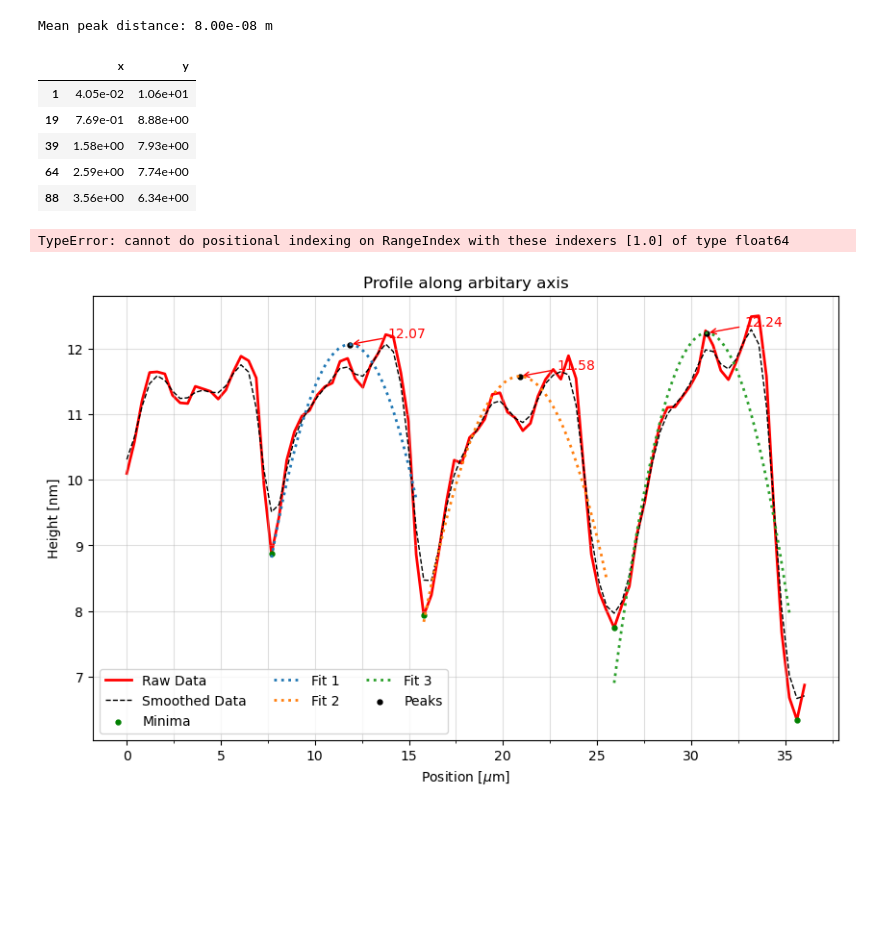
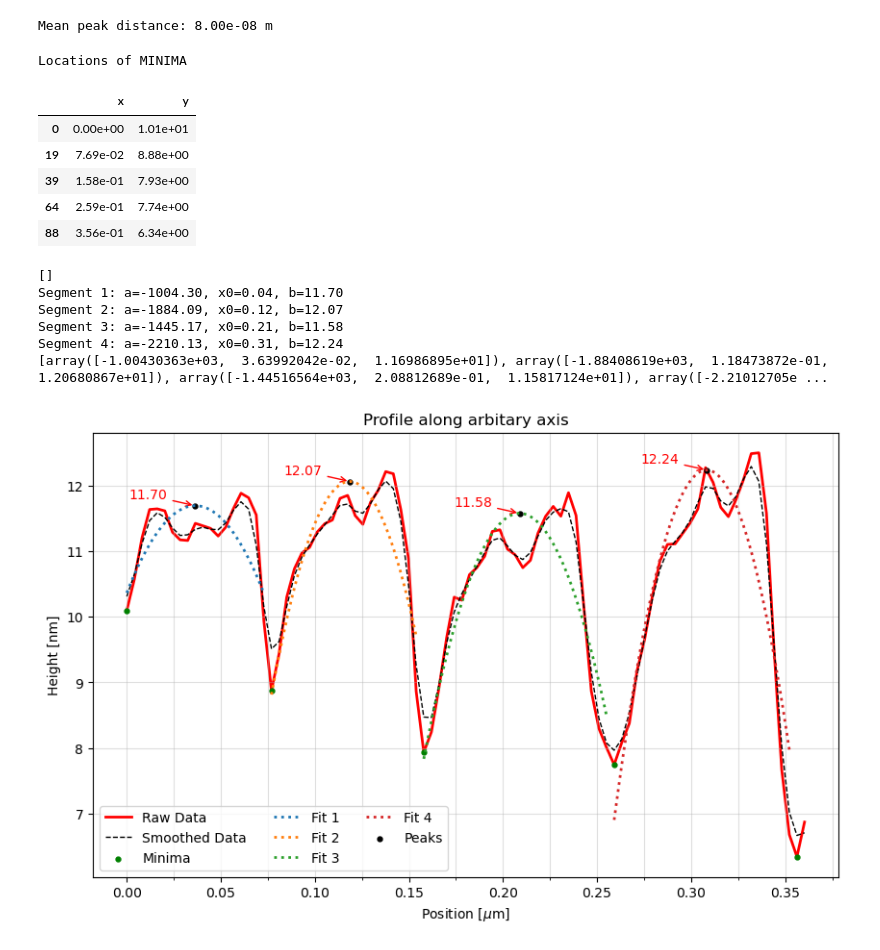
Before and after one commit to kearb-stomp/AdvLabs, a Jupyter notebook: Lab 5/Task 2.ipynb, the cells around one changed output. Cells and saved outputs as stored; diff of their text form; code cells hidden in the pictures; blank space fills up the shorter version.

```diff
--- a/Lab 5/Task 2.ipynb
+++ b/Lab 5/Task 2.ipynb
@@ -151,8 +153,8 @@ plt.show()
 # %%
 file_path = Path('Data/task 2 drift data 2.csv')
 drift_data = pd.read_csv(file_path, header=None, skiprows=3,sep=';', names=['x', 'y'])
-x = drift_data['x'] * 1e7
+x = drift_data['x'] * 1e6
 y = drift_data['y'] * 1e9
 drift_data['x'] = x
 drift_data['y'] = y
-#display(drift_data)
+display(drift_data)
@@ -438,8 +461,7 @@ plt.show()
 # %%
 file_path = Path('Data/task 2 drift data 3.csv')
 drift_data = pd.read_csv(file_path, header=None, skiprows=3,sep=',', names=['x', 'y'])
-display(drift_data)
-x = drift_data['x'] * 1e7
+x = drift_data['x'] * 1e6
 y = drift_data['y'] * 1e9
 drift_data['x'] = x
 drift_data['y'] = y
@@ -503,19 +511,21 @@ minima_y = inverted_y.iloc[minima_idx]
 
 last_idx = len(drift_data) - 1
 minima = pd.DataFrame({'x': minima_x, 'y': minima_y * -1})
-
+print("Locations of MINIMA")
 display(minima)
 # %% [output]
+Locations of MINIMA
 |  | x | y |
-| 1 | 4.05e-02 | 1.06e+01 |
-| 19 | 7.69e-01 | 8.88e+00 |
-| 39 | 1.58e+00 | 7.93e+00 |
-| 64 | 2.59e+00 | 7.74e+00 |
-| 88 | 3.56e+00 | 6.34e+00 |
+| 0 | 0.00e+00 | 1.01e+01 |
+| 19 | 7.69e-02 | 8.88e+00 |
+| 39 | 1.58e-01 | 7.93e+00 |
+| 64 | 2.59e-01 | 7.74e+00 |
+| 88 | 3.56e-01 | 6.34e+00 |
 # %%
 segments = []
 fit_params = []
-x_distances = []
+print(fit_params)
+x_distances_backward = []
 for i in range(len(minima_idx) - 1):
     start_idx = minima_idx[i]
     end_idx = minima_idx[i + 1]
@@ -527,11 +537,11 @@ for i in range(len(minima_idx) - 1):
     y = segment['y'].values
 
     # Initial guesses: curvature, center, vertical shift
-    a0 = -1
+    a0 = -10
     x0 = x[np.argmax(y)] # guess vertex at lowest point
     b0 = max(y)
     #print(f'Initial guesses: \n a0={a0}, x0={x0}, b0={b0}')
-    x_distances.append(x0)
+    x_distances_backward.append(x0)
     try:
         popt, _ = curve_fit(quad_func, x, y, p0=(a0, x0, b0))
         fit_params.append(popt)
@@ -539,21 +549,38 @@ for i in range(len(minima_idx) - 1):
     except RuntimeError:
         print(f"Segment {i+1}: fit failed")
         fit_params.append(None)
+
+print(fit_params)
+# print(x_distances_backward)
+# print(x_distances_forward)
+# x_f_1 = x_distances_forward[0]
+# x_f_last = x_distances_forward[4]
+# x_b_1 = x_distances_backward[0]
+# x_b_last = x_distances_backward[3]
+# delta_x_f = x_f_last - x_f_1
+# delta_x_b = x_b_last - x_f_1
+# print(f'Forwards delta X: {delta_x_f}')
+# print(f'Backwards delta X: {delta_x_b}')
 # %% [output]
-TypeError: cannot do positional indexing on RangeIndex with these indexers [1.0] of type float64
+[]
+Segment 1: a=-1004.30, x0=0.04, b=11.70
+Segment 2: a=-1884.09, x0=0.12, b=12.07
+Segment 3: a=-1445.17, x0=0.21, b=11.58
+Segment 4: a=-2210.13, x0=0.31, b=12.24
+[array([-1.00430363e+03,  3.63992042e-02,  1.16986895e+01]), array([-1.88408619e+03,  1.18473872e-01,  1.20680867e+01]), array([-1.44516564e+03,  2.08812689e-01,  1.15817124e+01]), array([-2.21012705e ...
 # %%
 fig, ax = plt.subplots(figsize=(10,6))
 
 ###########################################################
 ###################### Plot raw data ######################
 ###########################################################
-ax.plot(drift_data['x'] * 10, drift_data['y'], label='Raw Data',
+ax.plot(drift_data['x'], drift_data['y'], label='Raw Data',
         color='red', ls='-', lw=2, zorder=1)
 
 ###########################################################
 ################### Plot smoothed data ####################
 ###########################################################
-ax.plot(drift_data['x'] * 10, smoothed_y_drift, label='Smoothed Data',
+ax.plot(drift_data['x'], smoothed_y_drift, label='Smoothed Data',
         color='black', ls='--', lw=1, zorder=2)
 ax.set_title('Profile along arbitary axis')
 ax.set_xlabel(r'Position [$\mu$m]')
@@ -564,7 +591,7 @@ ax.set_ylabel('Height [nm]')
 #ax.axvline(x=88.288e-9, color='blue', linestyle='-', lw=1)
 ###########################################################
 
-ax.scatter(minima['x'] * 10, minima['y'], color='green', label='Minima', marker='.', s=50, zorder=5)
+ax.scatter(minima['x'], minima['y'], color='green', label='Minima', marker='.', s=50, zorder=5)
 
 max_x_values = []
 max_y_values = []
@@ -581,18 +608,18 @@ for i in range(len(minima_idx) - 1):
     x_fit = np.linspace(x_segment[0], x_segment[-1], 300)
     y_fit = a * (x_fit - x0) ** 2 + b
 
-    ax.plot(x_fit * 10, y_fit, ':', label=f'Fit {i+1}', zorder=6, lw=2)
+    ax.plot(x_fit, y_fit, ':', label=f'Fit {i+1}', zorder=6, lw=2)
     max_id = np.argmax(y_fit)
-    x_fit = x_fit*10
+    x_fit = x_fit
     max_x_values.append(x_fit[max_id])
     max_y_values.append(y_fit[max_id])
 
 ### Plot drift peaks
 ax.scatter(max_x_values, max_y_values, color='black', label='Peaks', marker='.', s=50, zorder=4)
-for x, y in zip(max_x_values * 10, max_y_values):
+for x, y in zip(max_x_values, max_y_values):
     ax.annotate(f'{y:.2f}',
             xy=(x, y),
-            xytext=((x + 2, y + .1)),
+            xytext=((x - .035, y + .1)),
             arrowprops=dict(arrowstyle='->', color='red'),
             color='red'
     )
@@ -602,33 +629,33 @@ for x, y in zip(max_x_values * 10, max_y_values):
 ############ Plot the fit function in a text box ############
 # eq_text = (
 #     r'Fit Equation:' + '\n' +
 #     rf'$f(x) = {latex_sci(a)} \,\sin\!\left(\frac{{2\pi x}}{{{{{latex_sci(b)}}}}} + {c:.2f}\right) + {latex_sci(d)}$'
 # )
 # eq_text_2 = rf'Mean Smoothed Peak Distance: ${latex_sci(mean_peak_dist)}$'
 
 # plt.text(
 #     0.527, 0.11,
 #     eq_text,
 #     horizontalalignment='left',
 #     transform=plt.gca().transAxes,
 #     fontsize=10,
 #     verticalalignment='top', bbox=dict(boxstyle='round,pad=0.4', fc='white', edgecolor='black')
 # )
 
 # plt.text(
 #     0.602, 0.15,
 #     eq_text_2,
 #     horizontalalignment='left',
 #     transform=plt.gca().transAxes,
 #     fontsize=10,
 #     verticalalignment='center', bbox=dict(boxstyle='round,pad=0.4', fc='white', edgecolor='black')
 # )
 
 
-ax.xaxis.set_major_locator(MultipleLocator(5))
-ax.xaxis.set_minor_locator(MultipleLocator(2.5))
+ax.xaxis.set_major_locator(MultipleLocator(.05))
+ax.xaxis.set_minor_locator(MultipleLocator(.025))
 ax.grid(True, which='both', ls='-', alpha=0.4)
 ax.legend(ncol=3)
 plt.show()
 # %% [output]
-[figure, old version]
+[figure, new version]
```
Also changed, not shown: parts of 15 cells of this notebook, 1 other file.
